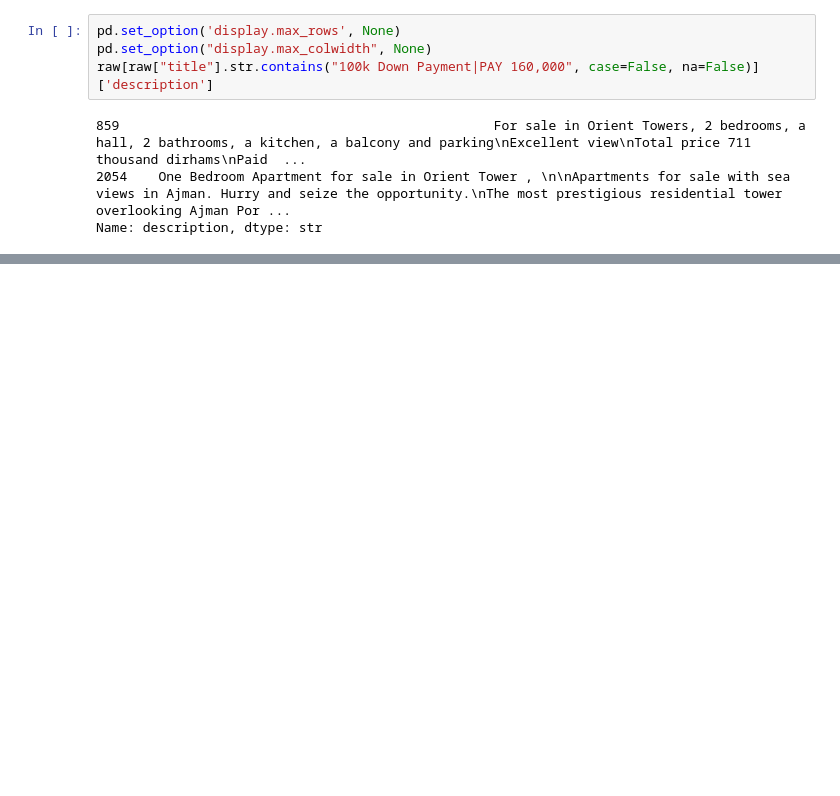
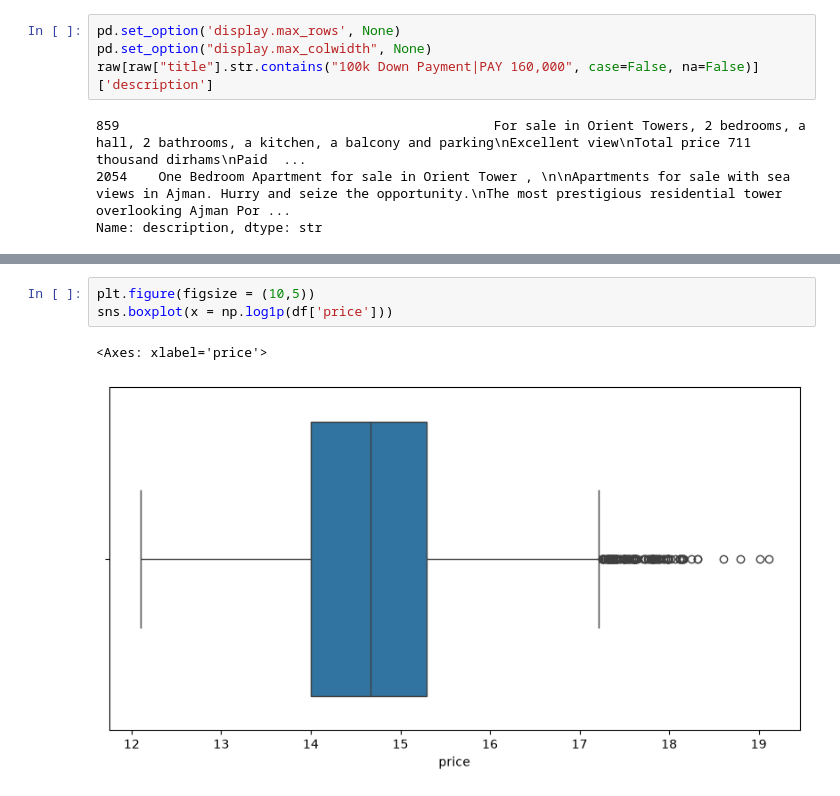
Before and after one commit to mustufah101-cmyk/Dubai-Property-Price-Estimator, a Jupyter notebook: notebook.ipynb, the cells around one changed output, grey strips where cells are left out. Drawn from its saved outputs; the diff is of its cells as text; blank space fills up the shorter version.

```diff
--- a/notebook.ipynb
+++ b/notebook.ipynb
@@ -879,0 +939,6 @@ The lowest prices per sqft are mostly in the cheaper northern emirates, as expec
+# %%
+plt.figure(figsize = (10,5))
+sns.boxplot(x = np.log1p(df['price']))
+# %% [output]
+<Axes: xlabel='price'>
+[figure, added]
```
Also changed, not shown: parts of 73 cells of this notebook.
